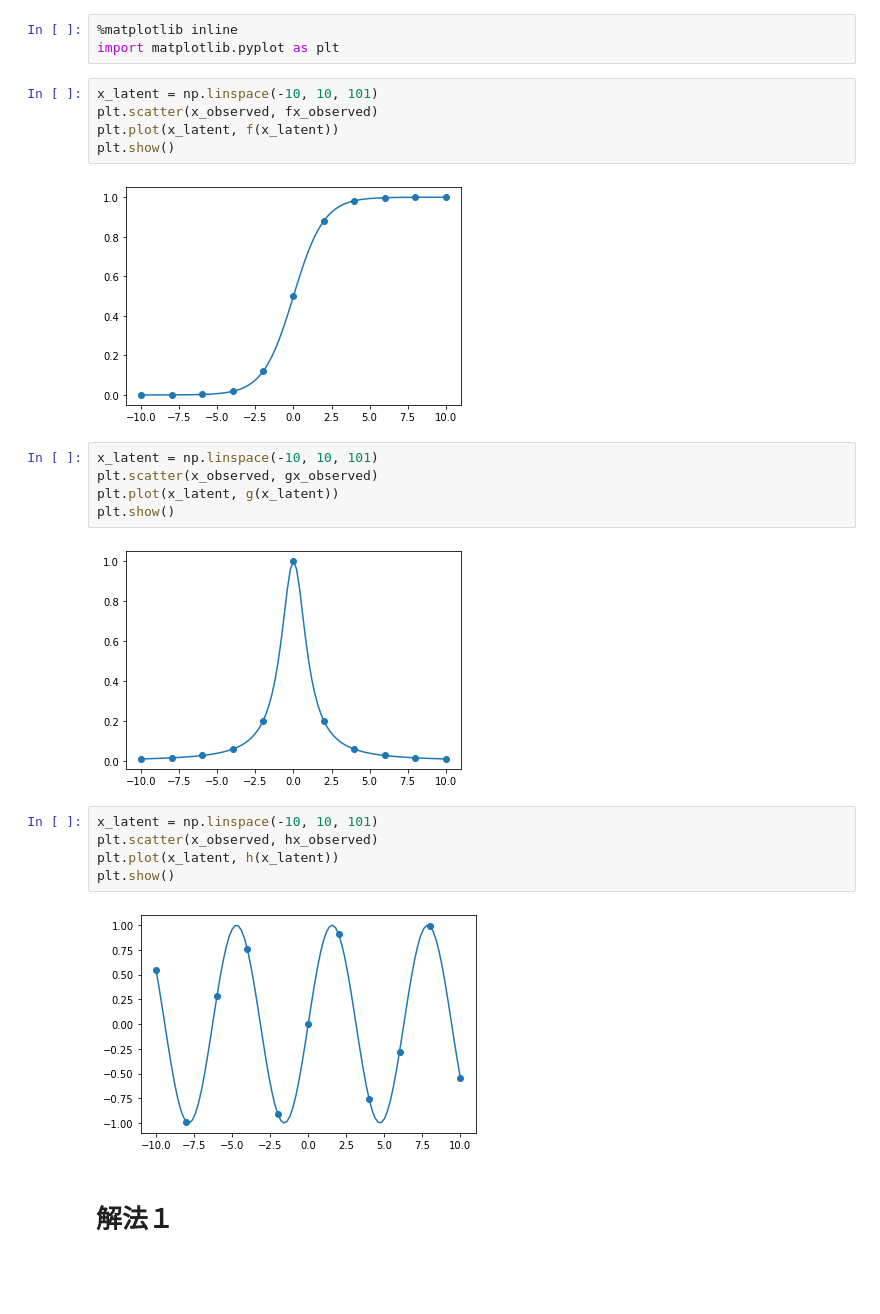
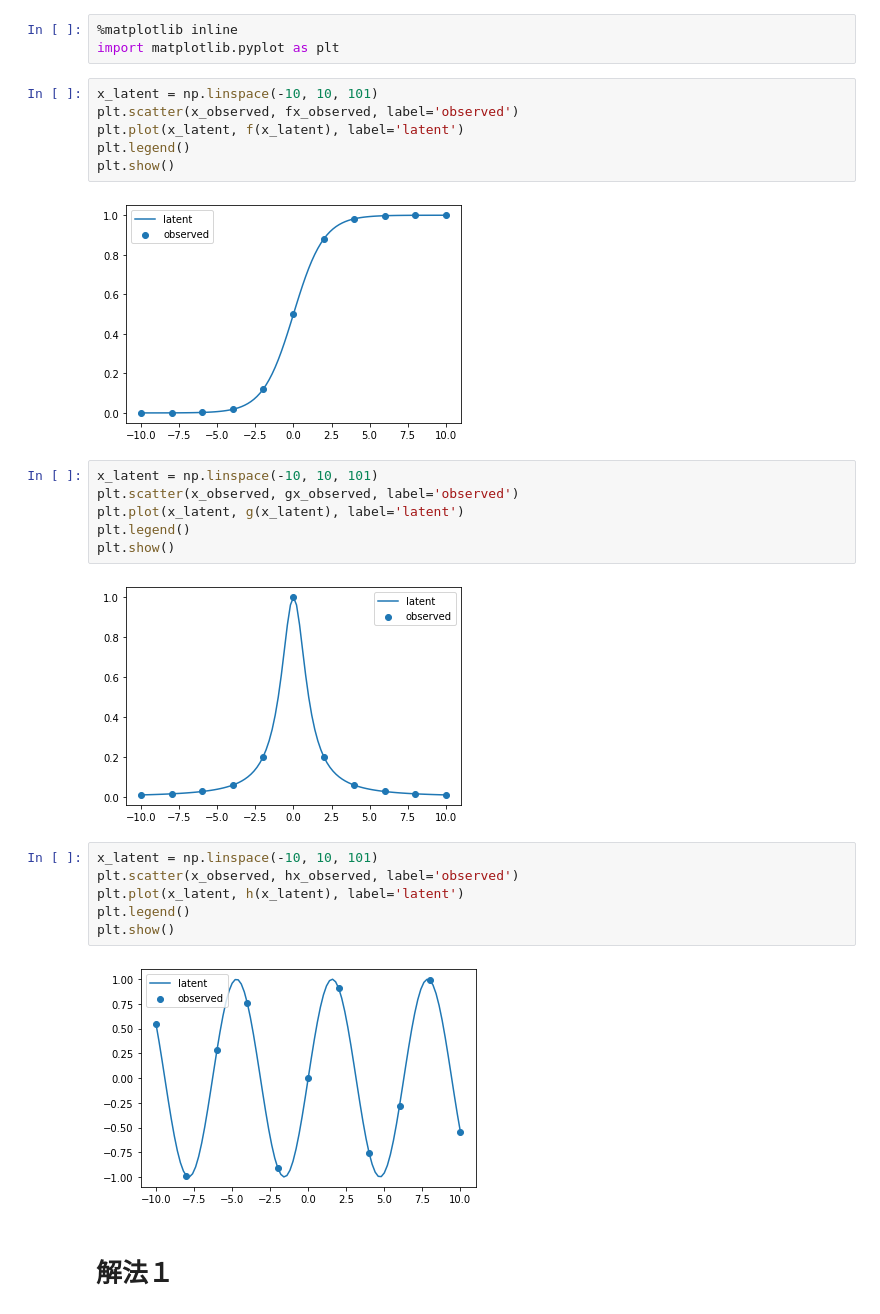
Before and after one commit to maskot1977/Python2020, a Jupyter notebook: 78.ipynb, the cells around one changed output. Cells and saved outputs as stored; diff of their text form; blank space fills up the shorter version.

```diff
--- a/78.ipynb
+++ b/78.ipynb
@@ -20,25 +20,28 @@ hx_observed = h(x_observed) # h(x) の観測値
 import matplotlib.pyplot as plt
 # %%
 x_latent = np.linspace(-10, 10, 101)
-plt.scatter(x_observed, fx_observed)
-plt.plot(x_latent, f(x_latent))
+plt.scatter(x_observed, fx_observed, label='observed')
+plt.plot(x_latent, f(x_latent), label='latent')
+plt.legend()
 plt.show()
 # %% [output]
-[figure, old version]
+[figure, new version]
 # %%
 x_latent = np.linspace(-10, 10, 101)
-plt.scatter(x_observed, gx_observed)
-plt.plot(x_latent, g(x_latent))
+plt.scatter(x_observed, gx_observed, label='observed')
+plt.plot(x_latent, g(x_latent), label='latent')
+plt.legend()
 plt.show()
 # %% [output]
-[figure, old version]
+[figure, new version]
 # %%
 x_latent = np.linspace(-10, 10, 101)
-plt.scatter(x_observed, hx_observed)
-plt.plot(x_latent, h(x_latent))
+plt.scatter(x_observed, hx_observed, label='observed')
+plt.plot(x_latent, h(x_latent), label='latent')
+plt.legend()
 plt.show()
 # %% [output]
-[figure, old version]
+[figure, new version]
 # %% [markdown]
 # 解法１
 # %%
```
Also changed, not shown: parts of 11 cells of this notebook.
